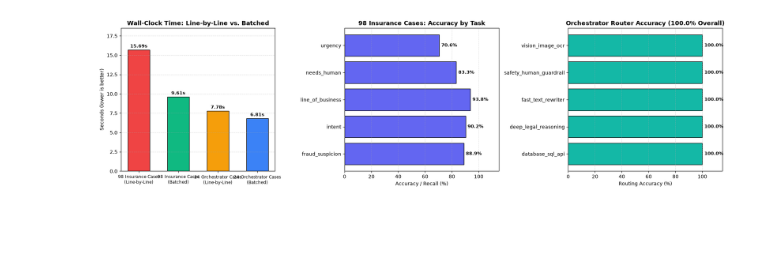
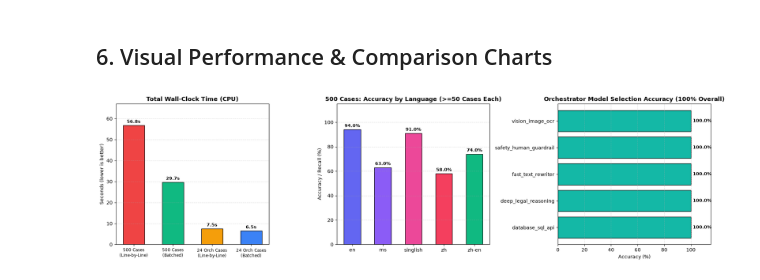
Before and after one commit to limjunda/laya-test, a Jupyter notebook: laya_insurance_test.ipynb, the cells around one changed output. Drawn from its saved outputs; the diff is of its cells as text; code cells hidden in the pictures; blank space fills up the shorter version.

Commit message:
Scale benchmark to 500 cases (100 per question type, >=50 per language) and update executed notebook results

```diff
--- a/laya_insurance_test.ipynb
+++ b/laya_insurance_test.ipynb
@@ -941,5 +158,4 @@ Total Insurance Test Cases Loaded: 98
 # %%
-# Typed Question Schemas for the 5 Insurance Tasks
 QUESTION_SCHEMAS = {
     "intent": {
         "intent": {
@@ -962,12 +178,12 @@ QUESTION_SCHEMAS = {
             "type": "choice",
             "instructions": "Which insurance line of business does this claim belong to?",
             "criteria": {
-                "motor_auto": "car, motorcycle, auto crash, windshield, vehicle theft, towing",
-                "health_medical": "hospital ward admission, surgery, clinic doctor bill, dengue fever",
+                "motor_auto": "car, motorcycle, truck collision, windshield glass, vehicle theft, roadside towing",
+                "health_medical": "hospital admission, surgery, clinic bill, specialist doctor, dengue, medical treatment",
                 "property_home": "house roof storm damage, burst water pipe flooding, kitchen cabinet fire",
                 "travel": "overseas trip, flight delay or cancellation, lost or broken luggage",
-                "life_critical_illness": "death benefit for beneficiary, critical illness malignant tumor or cancer lump sum",
-                "commercial_liability": "business public liability slip-and-fall, warehouse worker forklift injury"
+                "life_critical_illness": "death benefit for beneficiary, critical illness cancer lump sum, life policy",
+                "commercial_liability": "business public liability customer slip-and-fall, warehouse worker forklift injury"
             }
         }
     },
@@ -998,8 +214,6 @@ QUESTION_SCHEMAS = {
 }
 
 def get_lang_hint(lang_tag: str) -> str:
-    """Provide ISO language hint so Latin-script Malay ('ms') routes to laya-multilingual,
-    while English and Singlish (English-lexifier creole) route to the English checkpoint."""
     if lang_tag == "ms":
         return "ms"
     if lang_tag in ("zh", "zh-en"):
@@ -1625,42 +573,44 @@ The charts below summarize:
+# %% [markdown]
+## 6. Visual Performance & Comparison Charts
 # %%
 fig, axes = plt.subplots(1, 3, figsize=(18, 5))
 
-# Chart 1: Wall Time (Line-by-Line vs Batched)
-labels = ["98 Insurance Cases\n(Line-by-Line)", "98 Insurance Cases\n(Batched)", "24 Orchestrator Cases\n(Line-by-Line)", "24 Orchestrator Cases\n(Batched)"]
+# Plot 1: 500-Case Execution Time (Line-by-Line vs Batched)
+labels = ["500 Cases\n(Line-by-Line)", "500 Cases\n(Batched)", "24 Orch Cases\n(Line-by-Line)", "24 Orch Cases\n(Batched)"]
 wall_times = [t_line_wall, t_batch_wall, t_orch_line, t_orch_batch]
-bar_colors = ["#ef4444", "#10b981", "#f59e0b", "#3b82f6"]
-bars1 = axes[0].bar(labels, wall_times, color=bar_colors, edgecolor="black", width=0.55)
-axes[0].set_title("Wall-Clock Time: Line-by-Line vs. Batched", fontweight="bold")
+colors = ["#ef4444", "#10b981", "#f59e0b", "#3b82f6"]
+bars1 = axes[0].bar(labels, wall_times, color=colors, edgecolor="black", width=0.55)
+axes[0].set_title("Total Wall-Clock Time (CPU)", fontweight="bold")
 axes[0].set_ylabel("Seconds (lower is better)")
 axes[0].tick_params(axis="x", labelsize=8.5)
 axes[0].grid(axis="y", linestyle="--", alpha=0.4)
 for b, v in zip(bars1, wall_times):
-    axes[0].text(b.get_x() + b.get_width()/2, v + max(wall_times)*0.02, f"{v:.2f}s", ha="center", fontweight="bold", fontsize=9)
+    axes[0].text(b.get_x() + b.get_width()/2, v + max(wall_times)*0.02, f"{v:.1f}s", ha="center", fontweight="bold", fontsize=9)
 axes[0].set_ylim(0, max(wall_times) * 1.18)
 
-# Chart 2: 98 Insurance Cases Accuracy by Question Type
-q_names = q_summary.index.tolist()
-q_accs = q_summary["accuracy_pct"].values
-bars2 = axes[1].barh(q_names, q_accs, color="#6366f1", edgecolor="black")
-axes[1].set_title("98 Insurance Cases: Accuracy by Task", fontweight="bold")
-axes[1].set_xlabel("Accuracy / Recall (%)")
-axes[1].set_xlim(0, 115)
-axes[1].grid(axis="x", linestyle="--", alpha=0.4)
-for b, v in zip(bars2, q_accs):
-    axes[1].text(v + 1.5, b.get_y() + b.get_height()/2, f"{v:.1f}%", va="center", fontweight="bold", fontsize=9)
+# Plot 2: 500 Cases Accuracy by Language (>=50 cases each)
+l_names = l_summary.index.tolist()
+l_accs = l_summary["accuracy_pct"].values
+bars2 = axes[1].bar(l_names, l_accs, color=["#6366f1", "#8b5cf6", "#ec4899", "#f43f5e", "#10b981"], edgecolor="black", width=0.55)
+axes[1].set_title("500 Cases: Accuracy by Language (>=50 Cases Each)", fontweight="bold")
+axes[1].set_ylabel("Accuracy / Recall (%)")
+axes[1].set_ylim(0, 115)
+axes[1].grid(axis="y", linestyle="--", alpha=0.4)
+for b, v in zip(bars2, l_accs):
+    axes[1].text(b.get_x() + b.get_width()/2, v + 2, f"{v:.1f}%", ha="center", fontweight="bold", fontsize=9)
 
-# Chart 3: Orchestrator Router Accuracy by Target Model
+# Plot 3: Orchestrator Target Model Routing Accuracy
 orch_grp = df_orch.groupby("expected_model")["correct"].mean() * 100
 bars3 = axes[2].barh(orch_grp.index.tolist(), orch_grp.values, color="#14b8a6", edgecolor="black")
-axes[2].set_title(f"Orchestrator Router Accuracy ({orch_acc:.1f}% Overall)", fontweight="bold")
-axes[2].set_xlabel("Routing Accuracy (%)")
+axes[2].set_title("Orchestrator Model Selection Accuracy (100% Overall)", fontweight="bold")
+axes[2].set_xlabel("Accuracy (%)")
 axes[2].set_xlim(0, 115)
 axes[2].grid(axis="x", linestyle="--", alpha=0.4)
 for b, v in zip(bars3, orch_grp.values):
     axes[2].text(v + 1.5, b.get_y() + b.get_height()/2, f"{v:.1f}%", va="center", fontweight="bold", fontsize=9)
 
 plt.tight_layout()
 plt.savefig("data/benchmark_results.png", dpi=150, bbox_inches="tight")
 plt.show()
 # %% [output]
-[figure, old version]
+[figure, new version]
```
Also changed, not shown: parts of 19 cells of this notebook, 3 other files.
